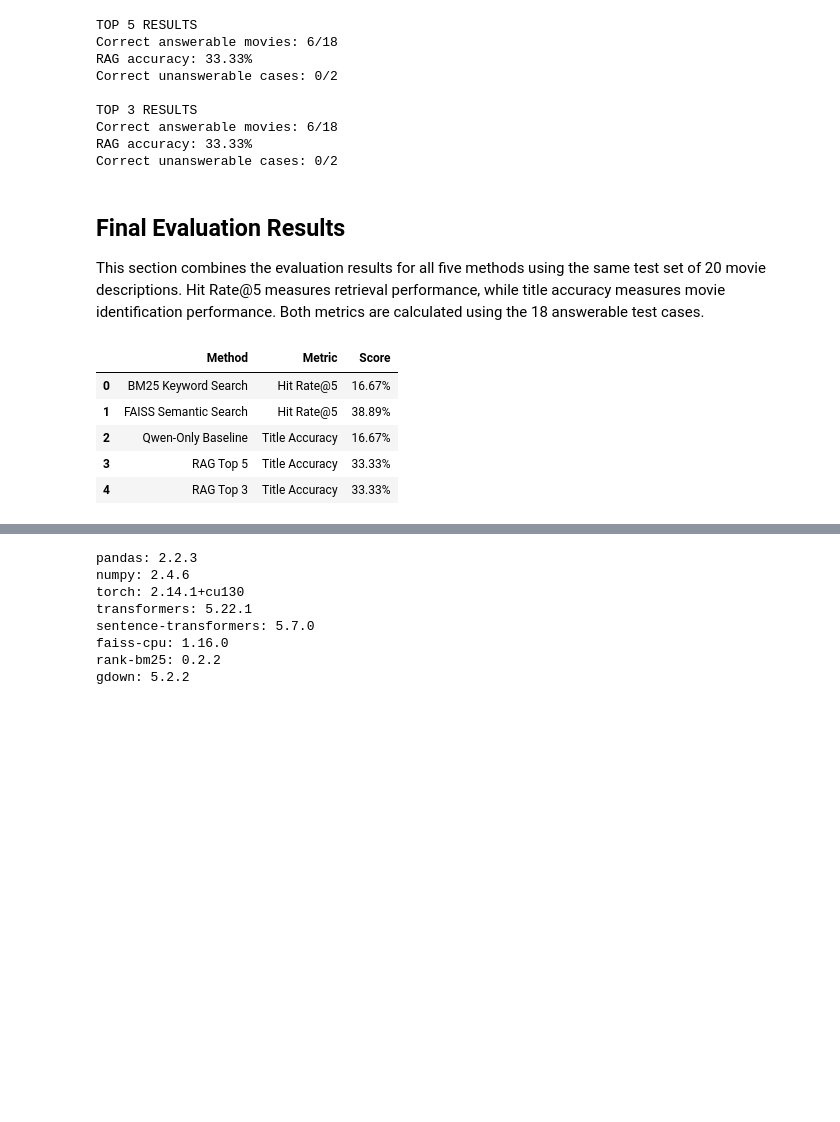
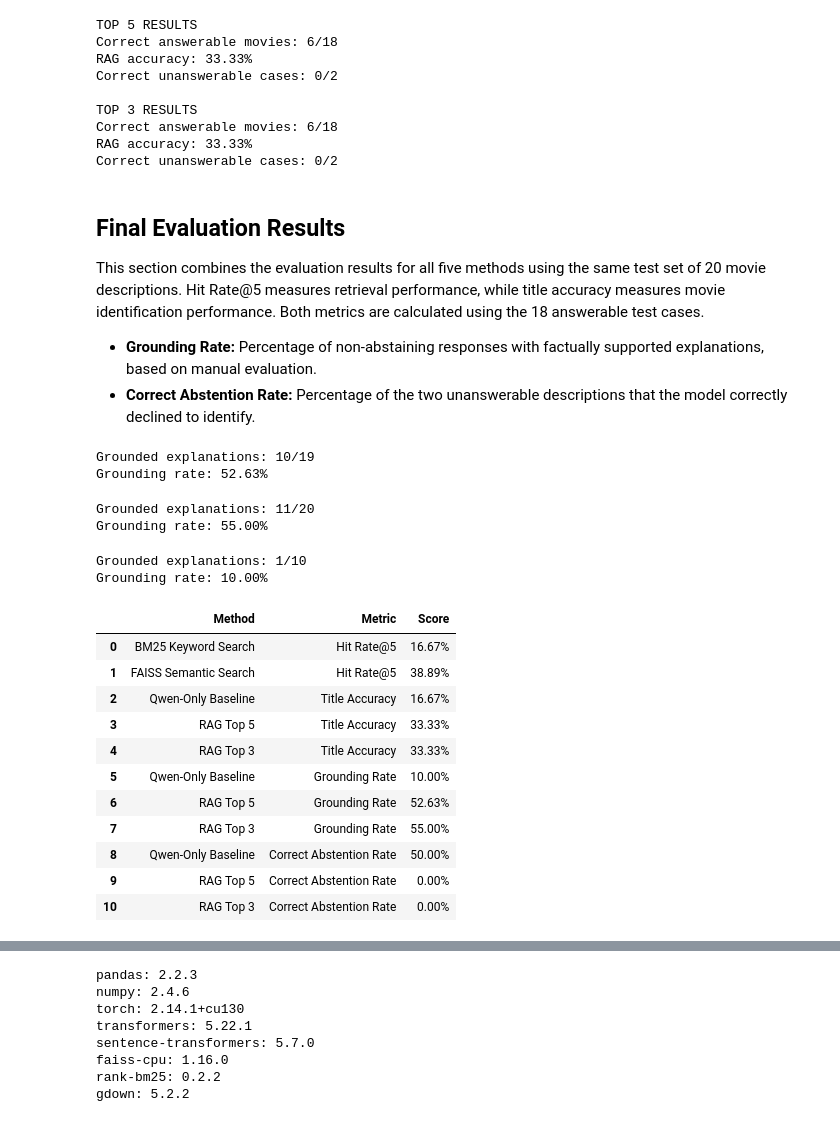
Before and after one commit to aroger78/Movie-Memory, a Jupyter notebook: AI301_Group1_Final.ipynb, the cells around one changed output, grey strips where cells are left out. Cells and saved outputs as stored; diff of their text form; code cells hidden in the pictures; blank space fills up the shorter version.

Commit message:
Finalize implementation and evaluation results

```diff
--- a/AI301_Group1_Final.ipynb
+++ b/AI301_Group1_Final.ipynb
@@ -875,28 +889,83 @@ Correct unanswerable cases: 0/2
 ## Final Evaluation Results
 
 This section combines the evaluation results for all five methods using the same test set of 20 movie descriptions. Hit Rate@5 measures retrieval performance, while title accuracy measures movie identification performance. Both metrics are calculated using the 18 answerable test cases.
+
+- **Grounding Rate:** Percentage of non-abstaining responses with factually supported explanations, based on manual evaluation.
+- **Correct Abstention Rate:** Percentage of the two unanswerable descriptions that the model correctly declined to identify.
+# %%
+# Record manually evaluated RAG Top 5 grounding scores
+top5_scored['Grounded'] = [
+    1, 1, 0, None, 0,
+    0, 1, 0, 0, 1,
+    1, 1, 1, 0, 1,
+    1, 0, 0, 0, 1
+]
+
+print(f"Grounded explanations: {top5_scored['Grounded'].sum():.0f}/{top5_scored['Grounded'].count()}")
+print(f"Grounding rate: {top5_scored['Grounded'].mean():.2%}")
+# %% [output]
+Grounded explanations: 10/19
+Grounding rate: 52.63%
+# %%
+# Record manually evaluated RAG Top 3 grounding scores
+top3_scored['Grounded'] = [
+    1, 1, 1, 0, 0,
+    1, 1, 1, 0, 1,
+    0, 0, 0, 1, 1,
+    0, 1, 1, 0, 0
+]
+
+print(f"Grounded explanations: {top3_scored['Grounded'].sum():.0f}/{top3_scored['Grounded'].count()}")
+print(f"Grounding rate: {top3_scored['Grounded'].mean():.2%}")
+# %% [output]
+Grounded explanations: 11/20
+Grounding rate: 55.00%
+# %%
+# Record manually evaluated Qwen-only grounding scores
+qwen_results_df['Grounded'] = [
+    None, 0, 0, 0, None,
+    None, 0, None, 1, None,
+    None, None, 0, 0, 0,
+    None, None, None, 0, 0
+]
+
+print(f"Grounded explanations: {qwen_results_df['Grounded'].sum():.0f}/{qwen_results_df['Grounded'].count()}")
+print(f"Grounding rate: {qwen_results_df['Grounded'].mean():.2%}")
+# %% [output]
+Grounded explanations: 1/10
+Grounding rate: 10.00%
 # %%
-# Combine the evaluation results for all five methods
+# Combine final evaluation results
 final_results_df = pd.DataFrame([
     ['BM25 Keyword Search', 'Hit Rate@5', results_df['Hit@5'].mean()],
     ['FAISS Semantic Search', 'Hit Rate@5', semantic_results_df['Hit@5'].mean()],
     ['Qwen-Only Baseline', 'Title Accuracy', qwen_results_df['Correct_Title'].sum() / answerable_tests],
     ['RAG Top 5', 'Title Accuracy', top5_scored.loc[top5_scored['Expected Movie'] != 'Unanswerable', 'Correct'].mean()],
-    ['RAG Top 3', 'Title Accuracy', top3_scored.loc[top3_scored['Expected Movie'] != 'Unanswerable', 'Correct'].mean()]
+    ['RAG Top 3', 'Title Accuracy', top3_scored.loc[top3_scored['Expected Movie'] != 'Unanswerable', 'Correct'].mean()],
+    ['Qwen-Only Baseline', 'Grounding Rate', qwen_results_df['Grounded'].mean()],
+    ['RAG Top 5', 'Grounding Rate', top5_scored['Grounded'].mean()],
+    ['RAG Top 3', 'Grounding Rate', top3_scored['Grounded'].mean()],
+    ['Qwen-Only Baseline', 'Correct Abstention Rate', qwen_results_df.loc[qwen_results_df['Expected Movie'] == 'Unanswerable', 'Correct_Abstention'].mean()],
+    ['RAG Top 5', 'Correct Abstention Rate', top5_scored.loc[top5_scored['Expected Movie'] == 'Unanswerable', 'Correct'].mean()],
+    ['RAG Top 3', 'Correct Abstention Rate', top3_scored.loc[top3_scored['Expected Movie'] == 'Unanswerable', 'Correct'].mean()]
 ], columns=['Method', 'Metric', 'Score'])
 
-# Format the scores as percentages
+# Format and display results
 final_results_df['Score'] = final_results_df['Score'].map('{:.2%}'.format)
-
-# Display the final evaluation table
 display(final_results_df)
 
-# Save the evaluation results
+# Save final evaluation results
 final_results_df.to_csv('movie_memory_final_results.csv', index=False)
 # %% [output]
 |  | Method | Metric | Score |
 | 0 | BM25 Keyword Search | Hit Rate@5 | 16.67% |
 | 1 | FAISS Semantic Search | Hit Rate@5 | 38.89% |
 | 2 | Qwen-Only Baseline | Title Accuracy | 16.67% |
 | 3 | RAG Top 5 | Title Accuracy | 33.33% |
 | 4 | RAG Top 3 | Title Accuracy | 33.33% |
+| 5 | Qwen-Only Baseline | Grounding Rate | 10.00% |
+| 6 | RAG Top 5 | Grounding Rate | 52.63% |
+| 7 | RAG Top 3 | Grounding Rate | 55.00% |
+| 8 | Qwen-Only Baseline | Correct Abstention Rate | 50.00% |
+| 9 | RAG Top 5 | Correct Abstention Rate | 0.00% |
+| 10 | RAG Top 3 | Correct Abstention Rate | 0.00% |
```
Also changed, not shown: parts of 9 cells of this notebook, 4 other files.
